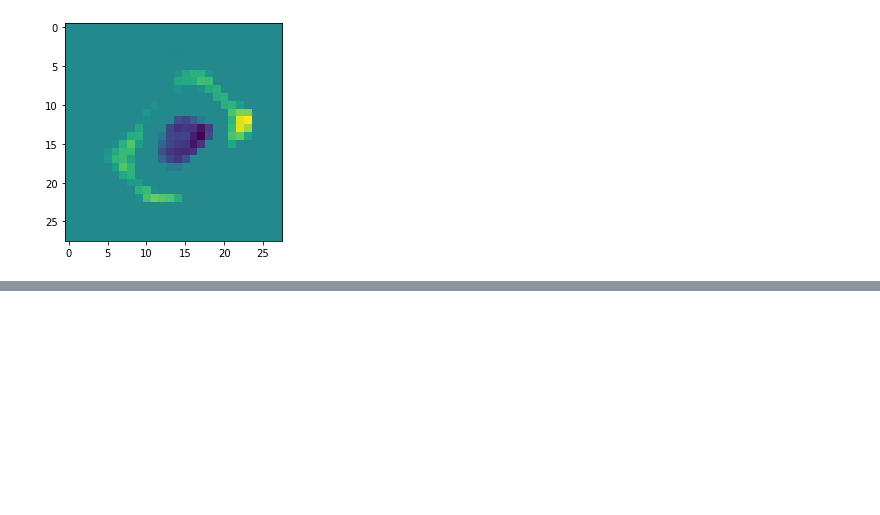
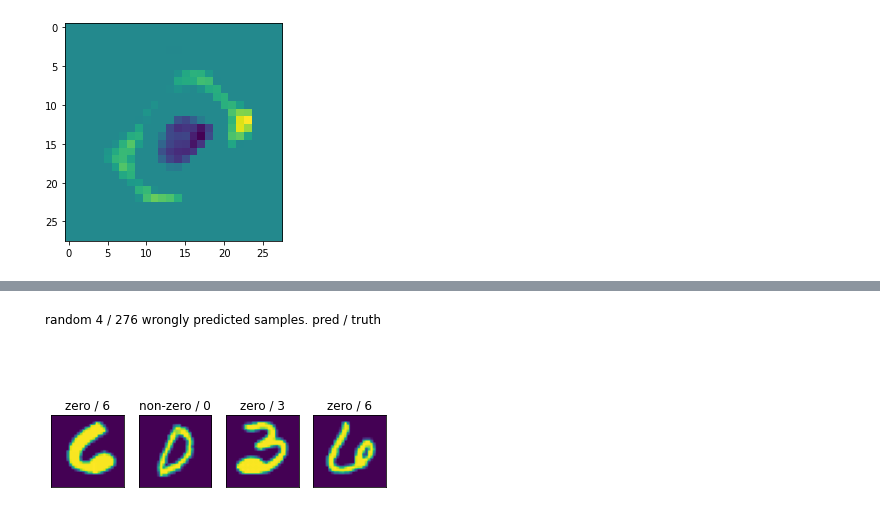
Before and after one commit to philj0st/MNIST-Digit-Classification, a Jupyter notebook: MNIST-Digits.ipynb, the cells around one changed output, grey strips where cells are left out. Drawn from its saved outputs; the diff is of its cells as text; code cells hidden in the pictures; blank space fills up the shorter version.

```diff
--- a/MNIST-Digits.ipynb
+++ b/MNIST-Digits.ipynb
@@ -137,0 +145,23 @@ plt.imshow(selector.inverse_transform(coef).reshape(28,28))
+# %%
+# inspect some we predicted wrong
+X_pred_wrong = X_test[np.logical_not(y_pred == y_test_binary)]
+# if they are actually a zero
+actual_digit = y_test[np.logical_not(y_pred == y_test_binary)]
+# holds if we wrongly predicted a zero or wrongly predicted a non-zero
+y_pred_wrong = y_pred[np.logical_not(y_pred == y_test_binary)]
+
+samples = 4
+f, axes = plt.subplots(1, samples)
+f.suptitle(f'random {samples} / {len(y_pred_wrong)} wrongly predicted samples. pred / truth')
+
+for i in range(samples):
+    idx = np.random.randint(len(y_pred_wrong))
+    we_predicted = "zero" if y_pred_wrong[idx] else "non-zero"
+    axes[i].imshow(X_pred_wrong[idx].reshape(28,28))
+    axes[i].set_title(we_predicted + " / " + "{:.0f}".format(actual_digit[idx]))
+
+    # get rid of axes
+    axes[i].set_xticks(())
+    axes[i].set_yticks(())
+# %% [output]
+[figure, added]
```
Also changed, not shown: parts of 6 cells of this notebook.
